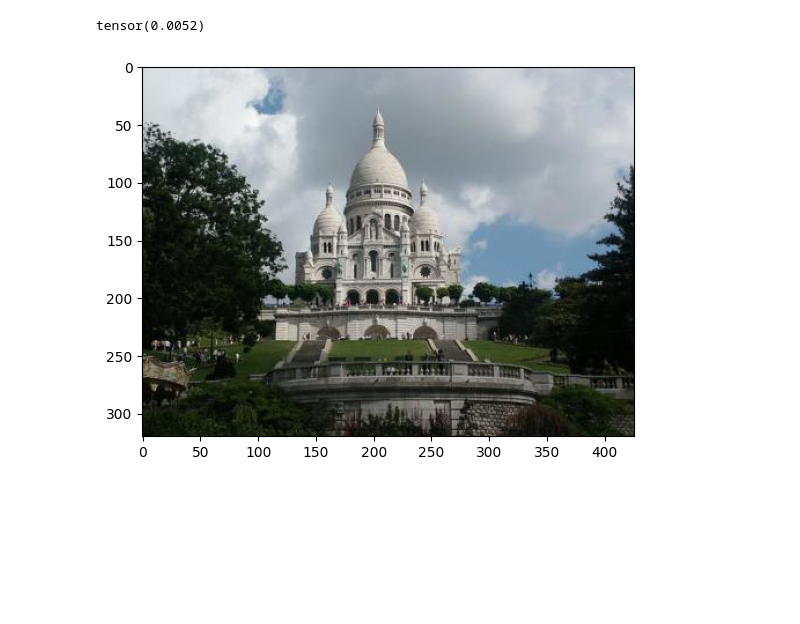
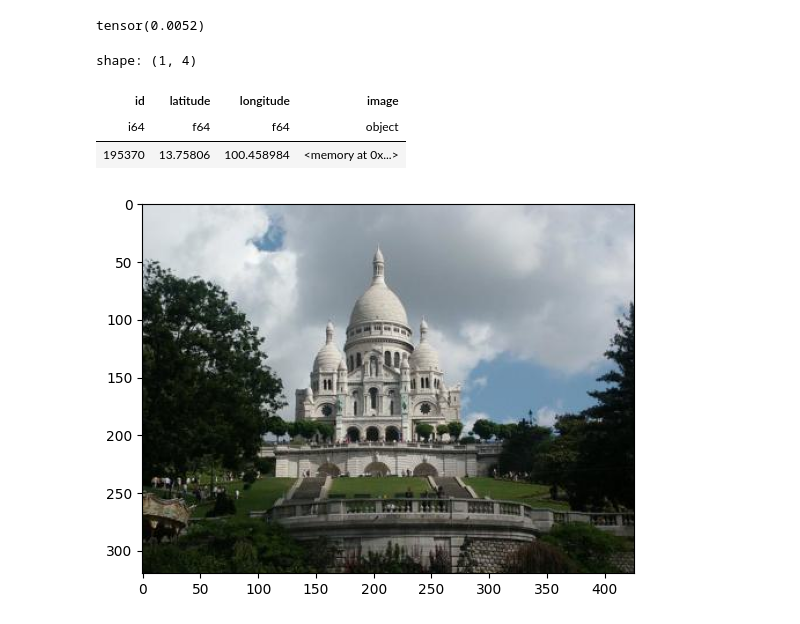
Before and after one commit to dKenez/locus-model, a Jupyter notebook: notebooks/dKenez-4.2-Database_dataset.ipynb, the cells around one changed output. Saved outputs shown, nothing was run; the diff lists cells and outputs as text; code cells hidden in the pictures; blank space fills up the shorter version.

```diff
--- a/notebooks/dKenez-4.2-Database_dataset.ipynb
+++ b/notebooks/dKenez-4.2-Database_dataset.ipynb
@@ -38,3 +38,28 @@ conn = psycopg2.connect(
     password=config["DB_PASSWORD"],
 )
 cur = conn.cursor()
+# %%
+import polars as pl
+from locus.utils.paths import SQL_DIR
+
+idx = [1]
+
+sql_string = '''
+select
+    *
+from
+    dataset
+where
+id = 195370 and
+    latitude >= 13.7548828125
+    and latitude < 13.798828125
+    and longitude >= 100.458984375
+    and longitude < 100.546875;
+'''
+results_df = pl.read_database(sql_string, conn)
+results_df
+# %% [output]
+shape: (1, 4)
+| id | latitude | longitude | image |
+| i64 | f64 | f64 | object |
+| 195370 | 13.75806 | 100.458984 | <memory at 0x...> |
```
Also changed, not shown: parts of 1 cell of this notebook, 4 other files.
